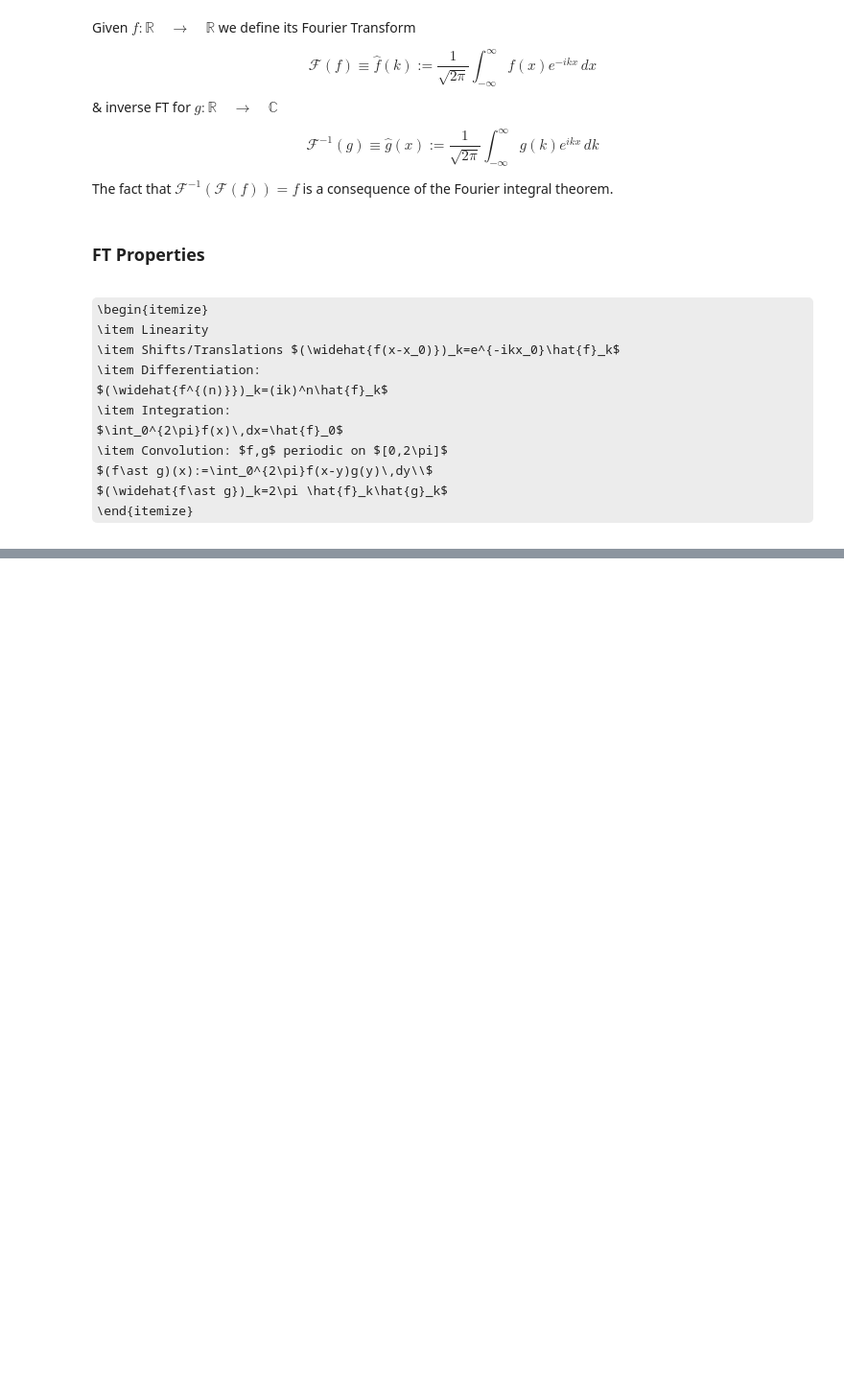
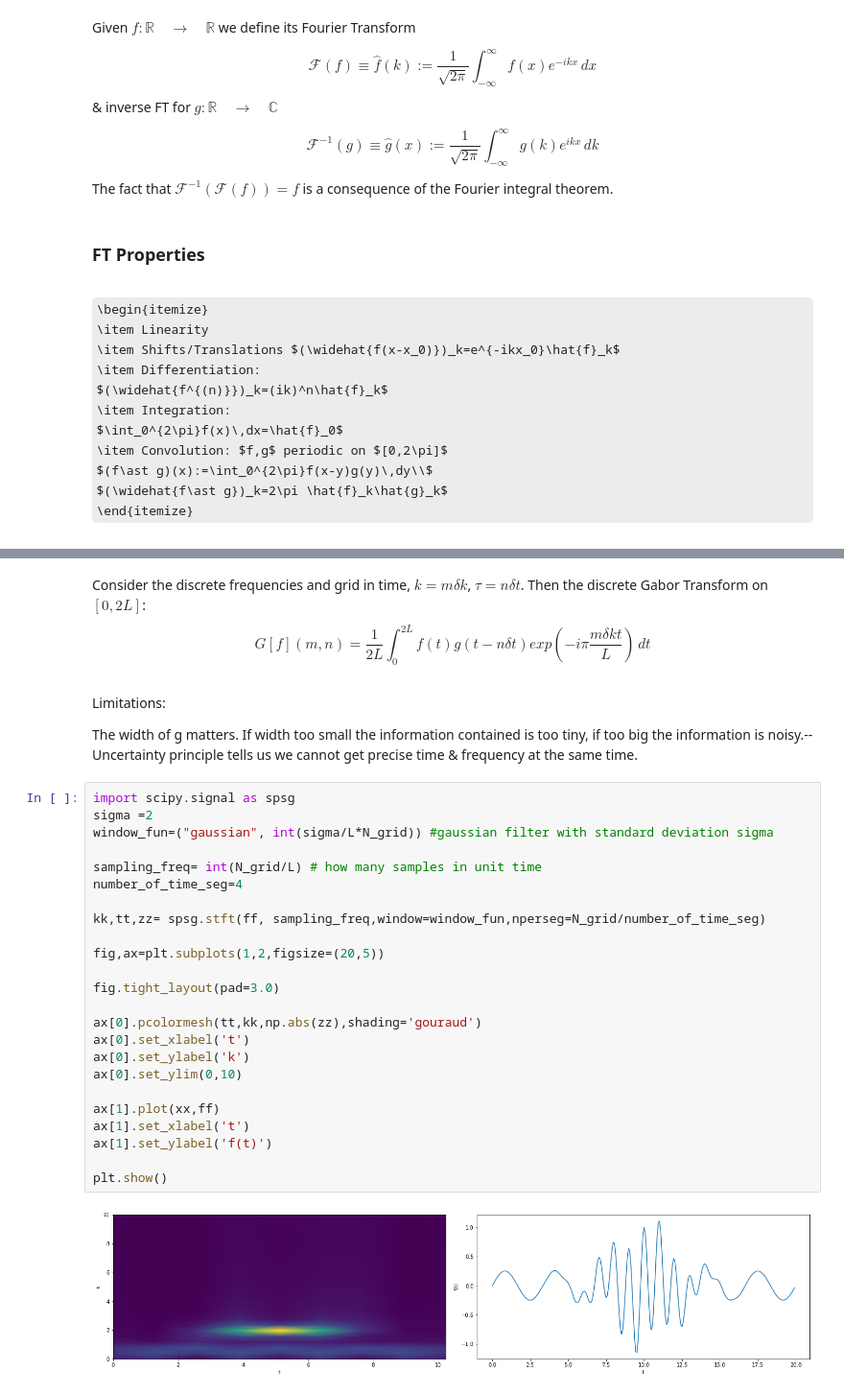
Before and after one commit to raph651/Amath-582-Data-Analysis, a Jupyter notebook: course_notes/lecture_notes.ipynb, the cells around one changed output, grey strips where cells are left out. Shown at 96% size. Drawn from its saved outputs; the diff is of its cells as text; some formulas as TeX source; blank space fills up the shorter version.

```diff
--- a/course_notes/lecture_notes.ipynb
+++ b/course_notes/lecture_notes.ipynb
@@ -188,0 +217,35 @@ ax2.plot(xx,ff_clean.real)
+# %% [markdown]
+Consider the discrete frequencies and grid in time,
+$k = m \delta k$, $\tau = n \delta t$.
+Then the discrete Gabor Transform on $[0,2L]$:
+$$G[f](m,n)=\frac{1}{2L}\int_0^{2L}f(t)g(t-n\delta t)exp(-i\pi\frac{m \delta k t}{L})\,dt$$
+# %% [markdown]
+Limitations:
+
+The width of g matters. If width too small the information contained is too tiny, if too big the information is noisy.-- Uncertainty principle tells us we cannot get precise time & frequency at the same time.
+# %%
+import scipy.signal as spsg
+sigma =2
+window_fun=("gaussian", int(sigma/L*N_grid)) #gaussian filter with standard deviation sigma
+
+sampling_freq= int(N_grid/L) # how many samples in unit time
+number_of_time_seg=4
+
+kk,tt,zz= spsg.stft(ff, sampling_freq,window=window_fun,nperseg=N_grid/number_of_time_seg)
+
+fig,ax=plt.subplots(1,2,figsize=(20,5))
+
+fig.tight_layout(pad=3.0)
+
+ax[0].pcolormesh(tt,kk,np.abs(zz),shading='gouraud')
+ax[0].set_xlabel('t')
+ax[0].set_ylabel('k')
+ax[0].set_ylim(0,10)
+
+ax[1].plot(xx,ff)
+ax[1].set_xlabel('t')
+ax[1].set_ylabel('f(t)')
+
+plt.show()
+# %% [output]
+[figure, added]
```
Also changed, not shown: parts of 31 cells of this notebook.
